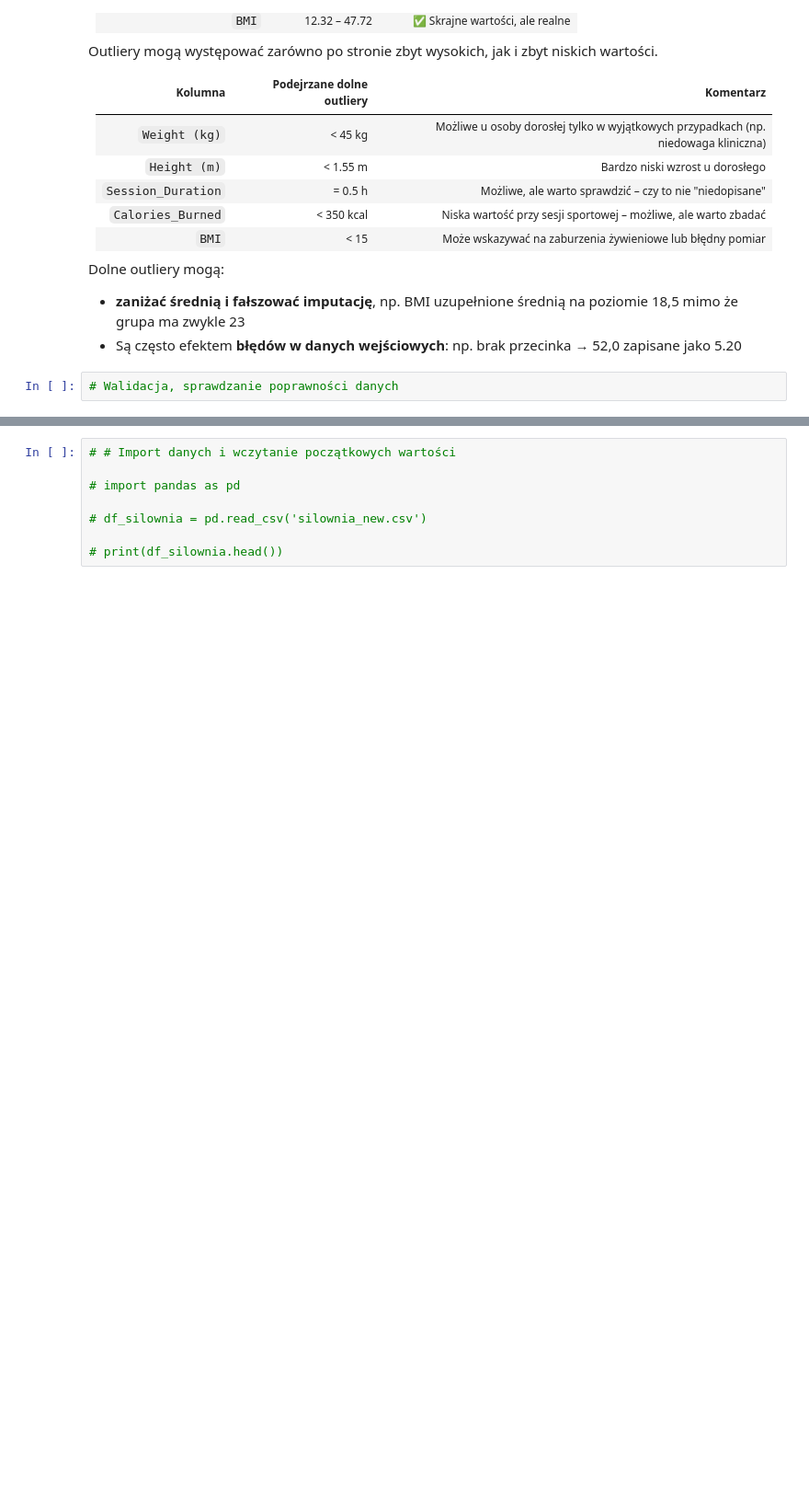
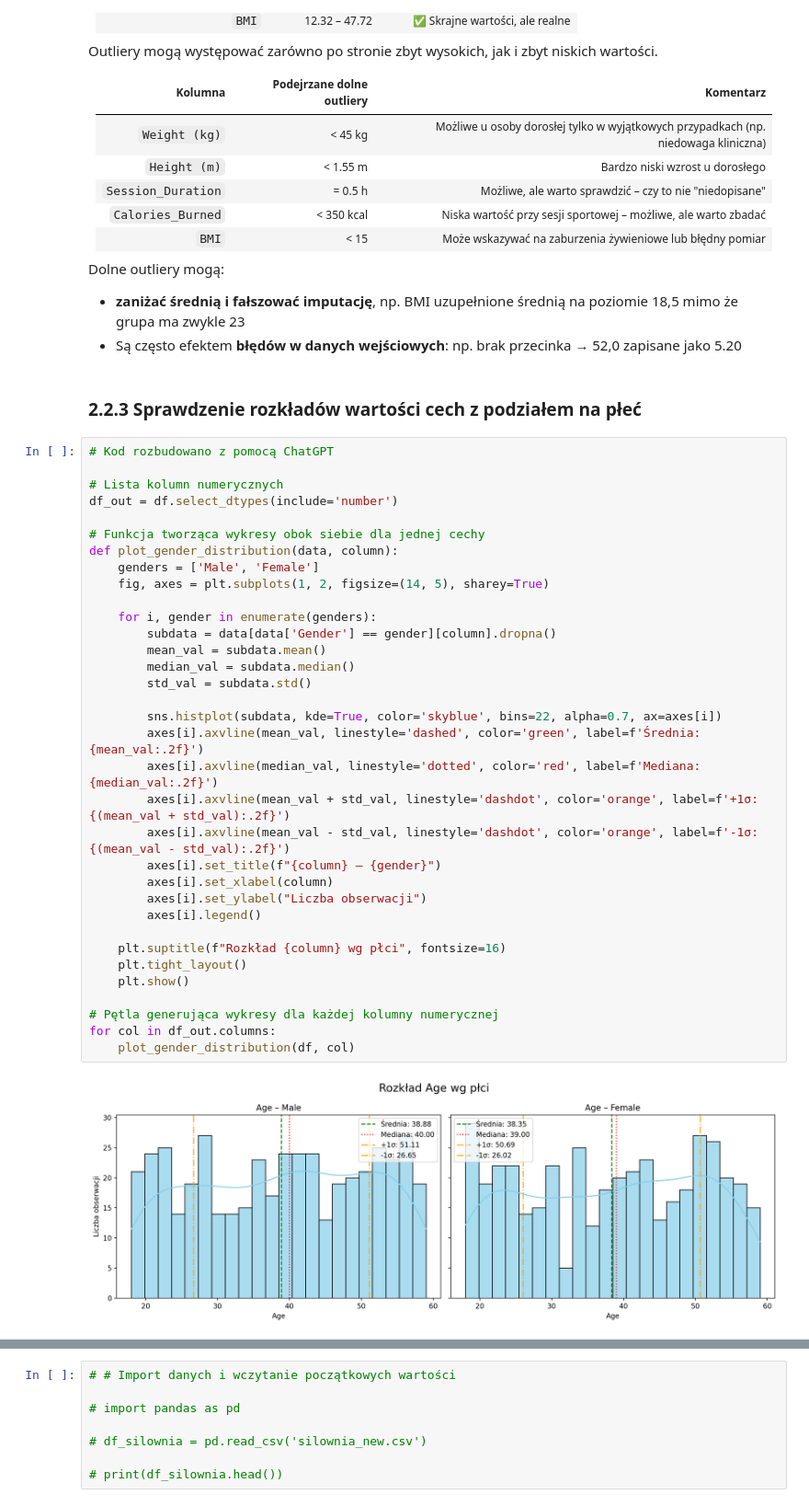
Before and after one commit to annwroblewska/projekt_SAD, a Jupyter notebook: projekt_SAD_ARP.ipynb, the cells around one changed output, grey strips where cells are left out. Shown at 92% size. Saved outputs shown, nothing was run; the diff lists cells and outputs as text; blank space fills up the shorter version.

Commit message:
histogramy

```diff
--- a/projekt_SAD_ARP.ipynb
+++ b/projekt_SAD_ARP.ipynb
@@ -233,5 +234,41 @@ Outliery mogą występować zarówno po stronie zbyt wysokich, jak i zbyt niskic
 Dolne outliery mogą:
 * **zaniżać średnią i fałszować imputację**, np. BMI uzupełnione średnią na poziomie 18,5 mimo że grupa ma zwykle 23
 * Są często efektem **błędów w danych wejściowych**: np. brak przecinka → 52,0 zapisane jako 5.20
+# %% [markdown]
+### 2.2.3 Sprawdzenie rozkładów wartości cech z podziałem na płeć
 # %%
-# Walidacja, sprawdzanie poprawności danych
+# Kod rozbudowano z pomocą ChatGPT
+
+# Lista kolumn numerycznych
+df_out = df.select_dtypes(include='number')
+
+# Funkcja tworząca wykresy obok siebie dla jednej cechy
+def plot_gender_distribution(data, column):
+    genders = ['Male', 'Female']
+    fig, axes = plt.subplots(1, 2, figsize=(14, 5), sharey=True)
+
+    for i, gender in enumerate(genders):
+        subdata = data[data['Gender'] == gender][column].dropna()
+        mean_val = subdata.mean()
+        median_val = subdata.median()
+        std_val = subdata.std()
+
+        sns.histplot(subdata, kde=True, color='skyblue', bins=22, alpha=0.7, ax=axes[i])
+        axes[i].axvline(mean_val, linestyle='dashed', color='green', label=f'Średnia: {mean_val:.2f}')
+        axes[i].axvline(median_val, linestyle='dotted', color='red', label=f'Mediana: {median_val:.2f}')
+        axes[i].axvline(mean_val + std_val, linestyle='dashdot', color='orange', label=f'+1σ: {(mean_val + std_val):.2f}')
+        axes[i].axvline(mean_val - std_val, linestyle='dashdot', color='orange', label=f'-1σ: {(mean_val - std_val):.2f}')
+        axes[i].set_title(f"{column} – {gender}")
+        axes[i].set_xlabel(column)
+        axes[i].set_ylabel("Liczba obserwacji")
+        axes[i].legend()
+
+    plt.suptitle(f"Rozkład {column} wg płci", fontsize=16)
+    plt.tight_layout()
+    plt.show()
+
+# Pętla generująca wykresy dla każdej kolumny numerycznej
+for col in df_out.columns:
+    plot_gender_distribution(df, col)
+# %% [output]
+[figure, added]
```
Also changed, not shown: parts of 9 cells of this notebook.
